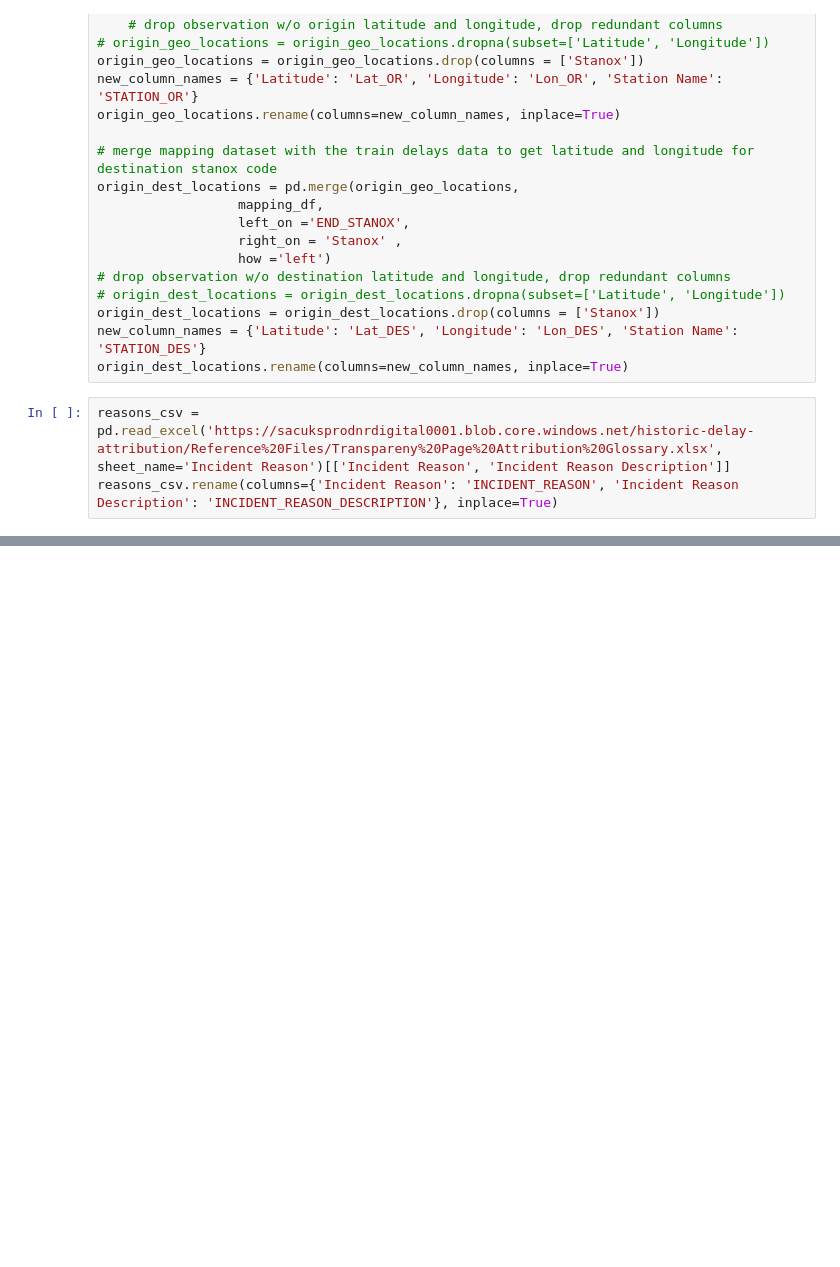
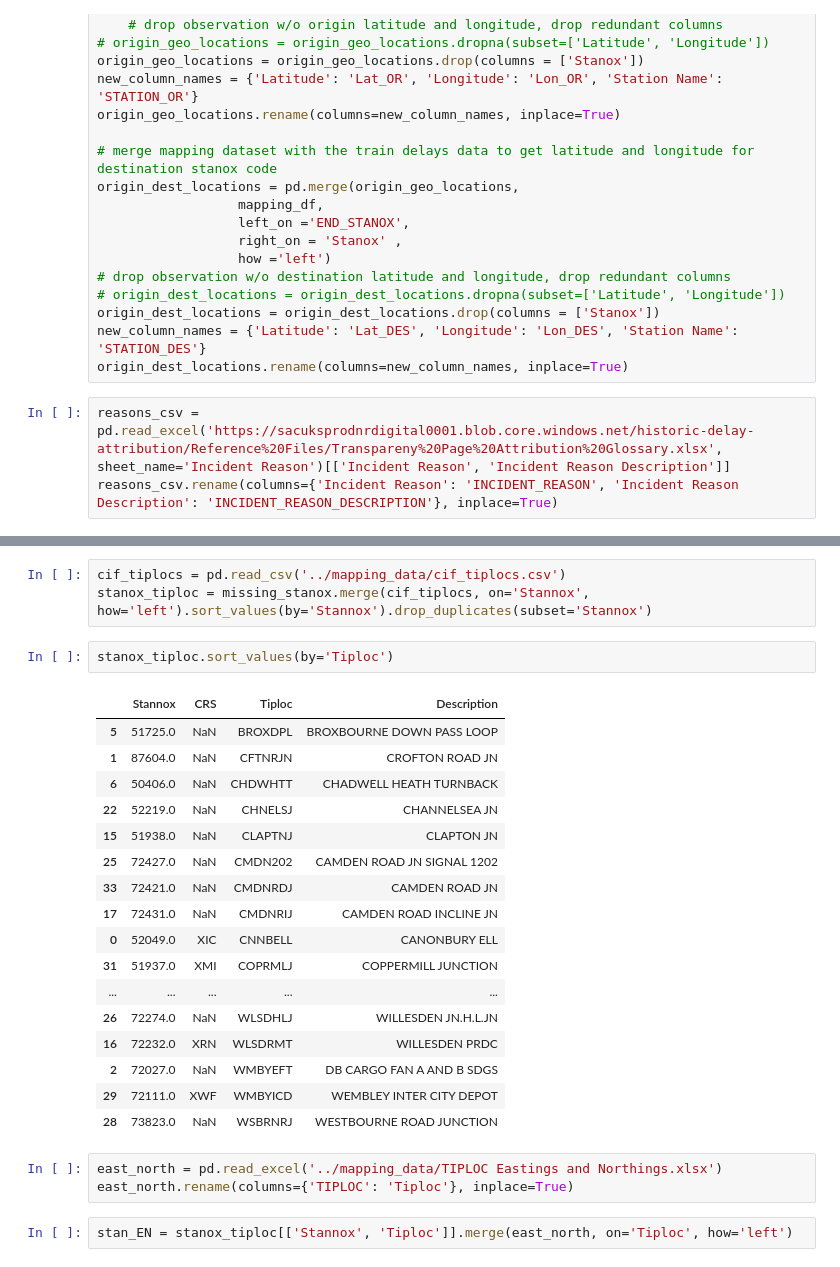
Before and after one commit to dramella/TrainDelays, a Jupyter notebook: Notebooks/leo-D4-EDA.ipynb, the cells around one changed output, grey strips where cells are left out. Saved outputs shown, nothing was run; the diff lists cells and outputs as text; blank space fills up the shorter version.

```diff
--- a/Notebooks/leo-D4-EDA.ipynb
+++ b/Notebooks/leo-D4-EDA.ipynb
@@ -201,0 +259,28 @@ memory usage: 8.4+ MB
+# %%
+cif_tiplocs = pd.read_csv('../mapping_data/cif_tiplocs.csv')
+stanox_tiploc = missing_stanox.merge(cif_tiplocs, on='Stannox', how='left').sort_values(by='Stannox').drop_duplicates(subset='Stannox')
+# %%
+stanox_tiploc.sort_values(by='Tiploc')
+# %% [output]
+|  | Stannox | CRS | Tiploc | Description |
+| 5 | 51725.0 | NaN | BROXDPL | BROXBOURNE DOWN PASS LOOP |
+| 1 | 87604.0 | NaN | CFTNRJN | CROFTON ROAD JN |
+| 6 | 50406.0 | NaN | CHDWHTT | CHADWELL HEATH TURNBACK |
+| 22 | 52219.0 | NaN | CHNELSJ | CHANNELSEA JN |
+| 15 | 51938.0 | NaN | CLAPTNJ | CLAPTON JN |
+| 25 | 72427.0 | NaN | CMDN202 | CAMDEN ROAD JN SIGNAL 1202 |
+| 33 | 72421.0 | NaN | CMDNRDJ | CAMDEN ROAD JN |
+| 17 | 72431.0 | NaN | CMDNRIJ | CAMDEN ROAD INCLINE JN |
+| 0 | 52049.0 | XIC | CNNBELL | CANONBURY ELL |
+| 31 | 51937.0 | XMI | COPRMLJ | COPPERMILL JUNCTION |
+| ... | ... | ... | ... | ... |
+| 26 | 72274.0 | NaN | WLSDHLJ | WILLESDEN JN.H.L.JN |
+| 16 | 72232.0 | XRN | WLSDRMT | WILLESDEN PRDC |
+| 2 | 72027.0 | NaN | WMBYEFT | DB CARGO FAN A AND B SDGS |
+| 29 | 72111.0 | XWF | WMBYICD | WEMBLEY INTER CITY DEPOT |
+| 28 | 73823.0 | NaN | WSBRNRJ | WESTBOURNE ROAD JUNCTION |
+# %%
+east_north = pd.read_excel('../mapping_data/TIPLOC Eastings and Northings.xlsx')
+east_north.rename(columns={'TIPLOC': 'Tiploc'}, inplace=True)
+# %%
+stan_EN = stanox_tiploc[['Stannox', 'Tiploc']].merge(east_north, on='Tiploc', how='left')
```
Also changed, not shown: parts of 21 cells of this notebook, 4 other files.
